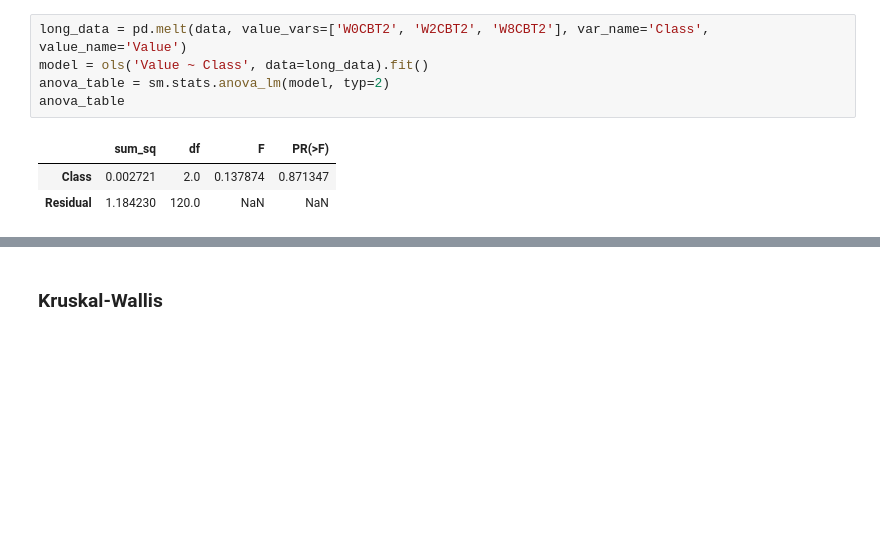
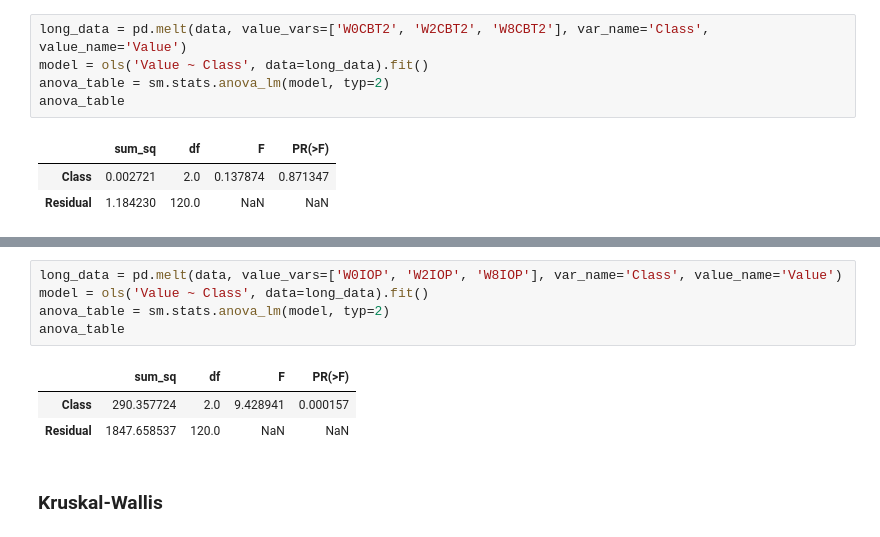
Before and after one commit to xdxdhh/sme_projekt, a Jupyter notebook: analysis.ipynb, the cells around one changed output, grey strips where cells are left out. Drawn from its saved outputs; the diff is of its cells as text; blank space fills up the shorter version.

```diff
--- a/analysis.ipynb
+++ b/analysis.ipynb
@@ -180,3 +198,12 @@ anova_table
+# %%
+long_data = pd.melt(data, value_vars=['W0IOP', 'W2IOP', 'W8IOP'], var_name='Class', value_name='Value')
+model = ols('Value ~ Class', data=long_data).fit()
+anova_table = sm.stats.anova_lm(model, typ=2)
+anova_table
+# %% [output]
+|  | sum_sq | df | F | PR(>F) |
+| Class | 290.357724 | 2.0 | 9.428941 | 0.000157 |
+| Residual | 1847.658537 | 120.0 | NaN | NaN |
 # %% [markdown]
 ### Kruskal-Wallis
 # %%
```
Also changed, not shown: parts of 11 cells of this notebook, 2 other files.
